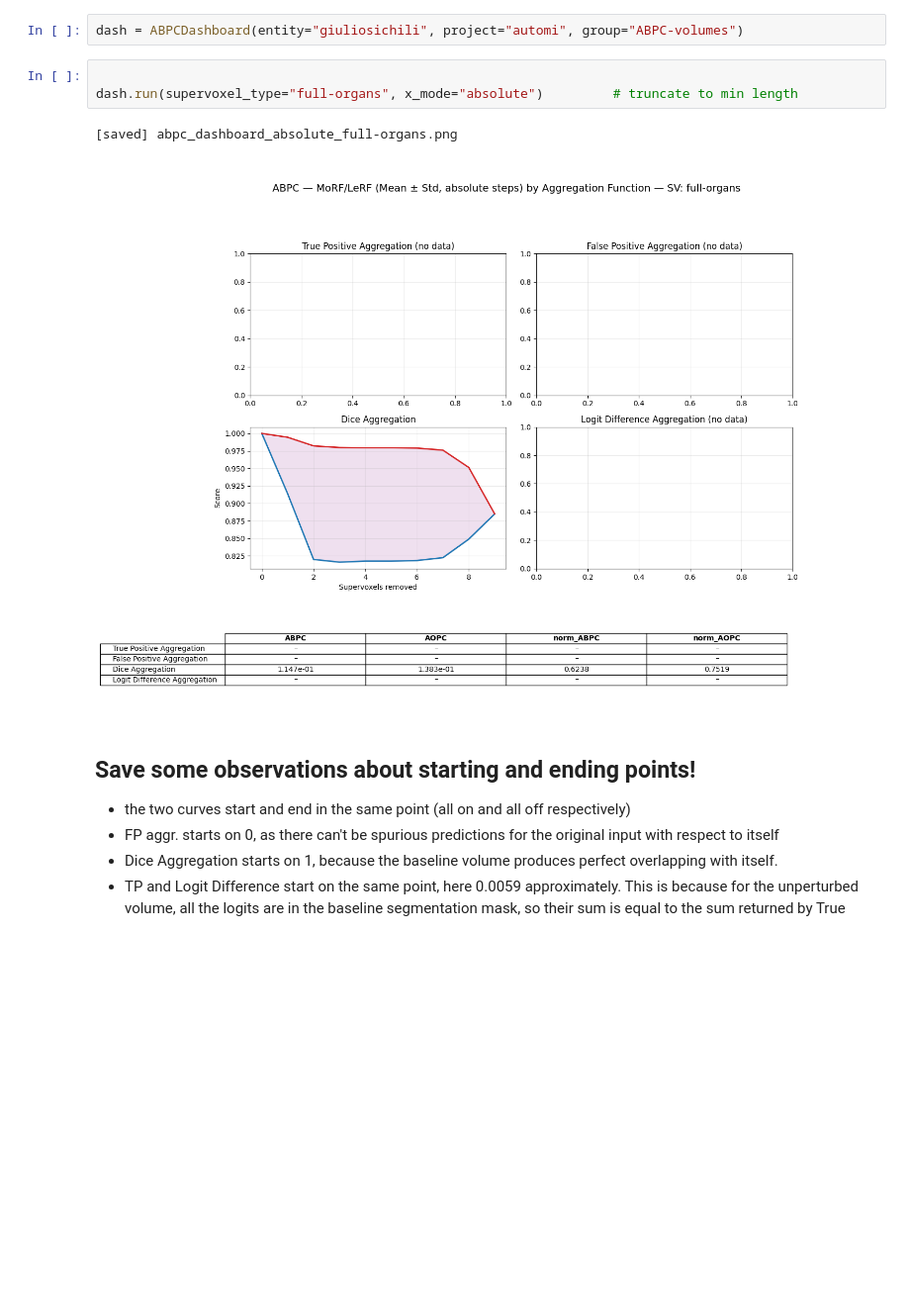
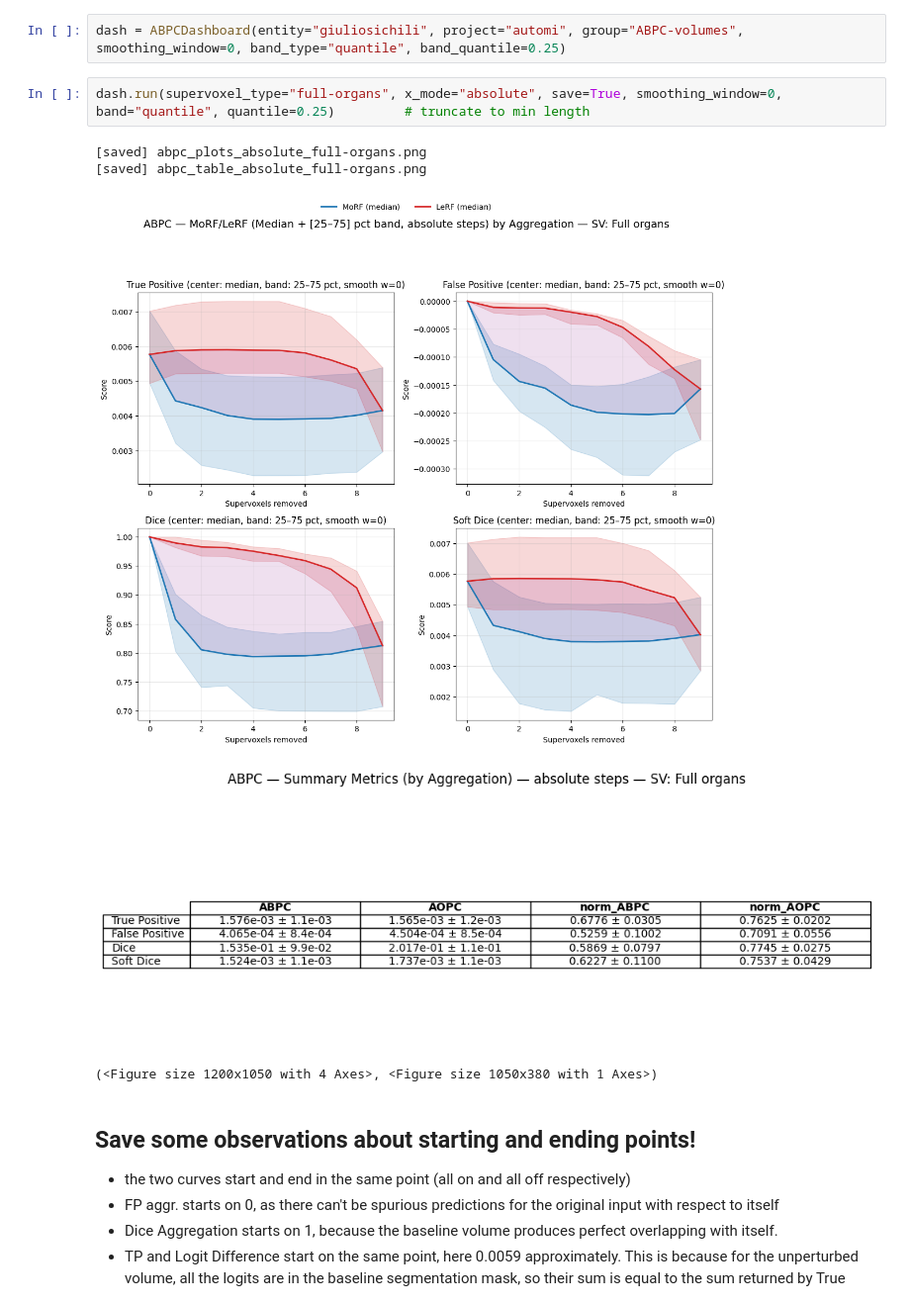
Before and after one commit to giulio8/XAI-AUTOMI-seg, a Jupyter notebook: metrics/average_ABPC.ipynb, the cells around one changed output. Shown at 99% size. Drawn from its saved outputs; the diff is of its cells as text; blank space fills up the shorter version.

Commit message:
improvements and comparison figure

```diff
--- a/metrics/average_ABPC.ipynb
+++ b/metrics/average_ABPC.ipynb
@@ -356,12 +603,14 @@ class ABPCDashboard:
         return fig
 # %%
-dash = ABPCDashboard(entity="giuliosichili", project="automi", group="ABPC-volumes")
+dash = ABPCDashboard(entity="giuliosichili", project="automi", group="ABPC-volumes", smoothing_window=0, band_type="quantile", band_quantile=0.25)
 # %%
-
-dash.run(supervoxel_type="full-organs", x_mode="absolute")         # truncate to min length
+dash.run(supervoxel_type="full-organs", x_mode="absolute", save=True, smoothing_window=0, band="quantile", quantile=0.25)         # truncate to min length
 # %% [output]
-[saved] abpc_dashboard_absolute_full-organs.png
+[saved] abpc_plots_absolute_full-organs.png
+[saved] abpc_table_absolute_full-organs.png
-[figure, old version]
+[figure, new version]
+[figure, added]
+(<Figure size 1200x1050 with 4 Axes>, <Figure size 1050x380 with 1 Axes>)
 # %% [markdown]
 ## Save some observations about starting and ending points!
 
```
Also changed, not shown: parts of 5 cells of this notebook, 20 other files.
